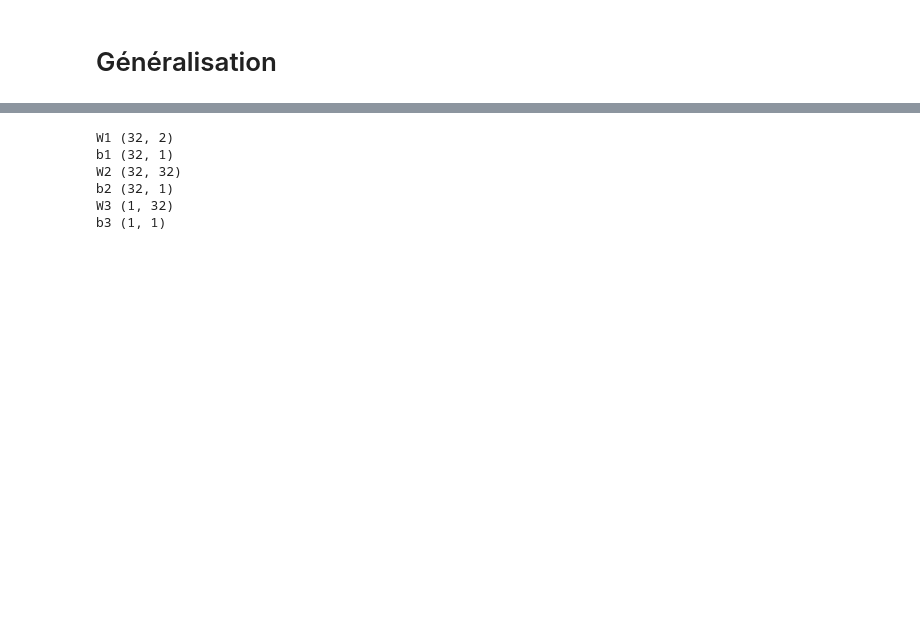
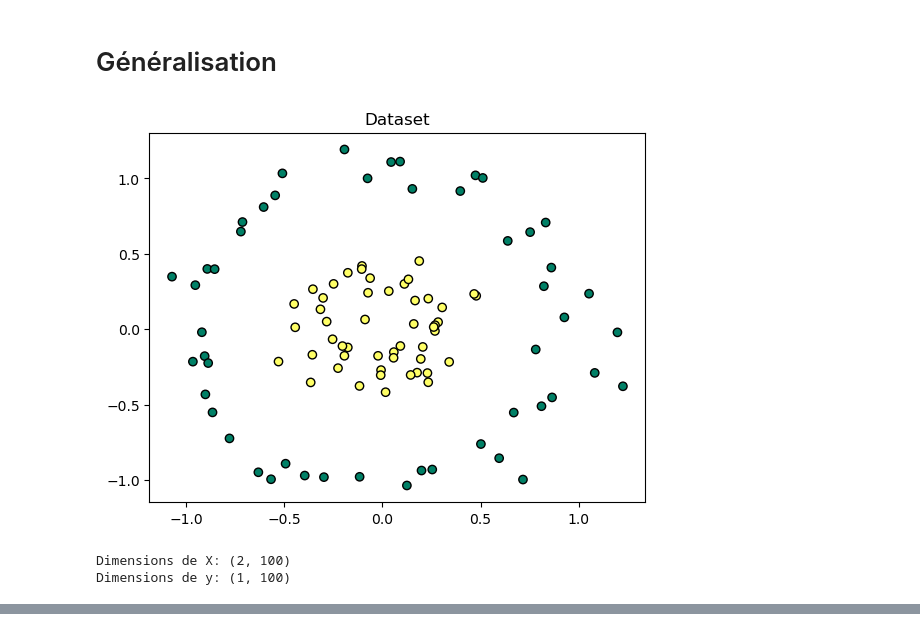
Before and after one commit to NovaStarmax/ml_training, a Jupyter notebook: deep_learning/multi_layer.ipynb, the cells around one changed output, grey strips where cells are left out. Drawn from its saved outputs; the diff is of its cells as text; code cells hidden in the pictures; blank space fills up the shorter version.

```diff
--- a/deep_learning/multi_layer.ipynb
+++ b/deep_learning/multi_layer.ipynb
@@ -8,4 +9,22 @@ from sklearn.metrics import log_loss, accuracy_score
 import matplotlib.pyplot as plt
+# %%
+from sklearn.datasets import make_circles
+import matplotlib.pyplot as plt
+
+X, y = make_circles(n_samples=100, noise=0.1, factor=0.3)
+X = X.T
+y = y.reshape((1, y.shape[0]))
+
+plt.scatter(X[0, :], X[1, :], c=y, cmap="summer", edgecolors='k')
+plt.title("Dataset")
+plt.show()
+
+print("Dimensions de X:", X.shape)  # (2, n)
+print("Dimensions de y:", y.shape)  # (1, n)
+# %% [output]
+[figure, added]
+Dimensions de X: (2, 100)
+Dimensions de y: (1, 100)
 # %% [markdown]
 ![w&b](multi_layer_png2/w&b.png "w&b")
 # %%
@@ -17,18 +36,6 @@ def initialisation(dimensions):
         parametres['W' + str(c)] = np.random.randn(dimensions[c], dimensions[c - 1]) # Nouvelle clée, accès aux valeur de dimensions, création de la matrice.
         parametres['b' + str(c)] = np.random.randn(dimensions[c], 1)
     return parametres
-# %%
-parametres = initialisation([2, 32, 32, 1]) # [entrés X, couche 1, couche 2, …, couche n]
-
-for key, val in parametres.items():
-    print(key, val.shape)
-# %% [output]
-W1 (32, 2)
-b1 (32, 1)
-W2 (32, 32)
-b2 (32, 1)
-W3 (1, 32)
-b3 (1, 1)
 # %% [markdown]
 ![z&c](multi_layer_png2/z&c.png "z&c")
 # %%
```
Also changed, not shown: parts of 11 cells of this notebook, 2 other files.
